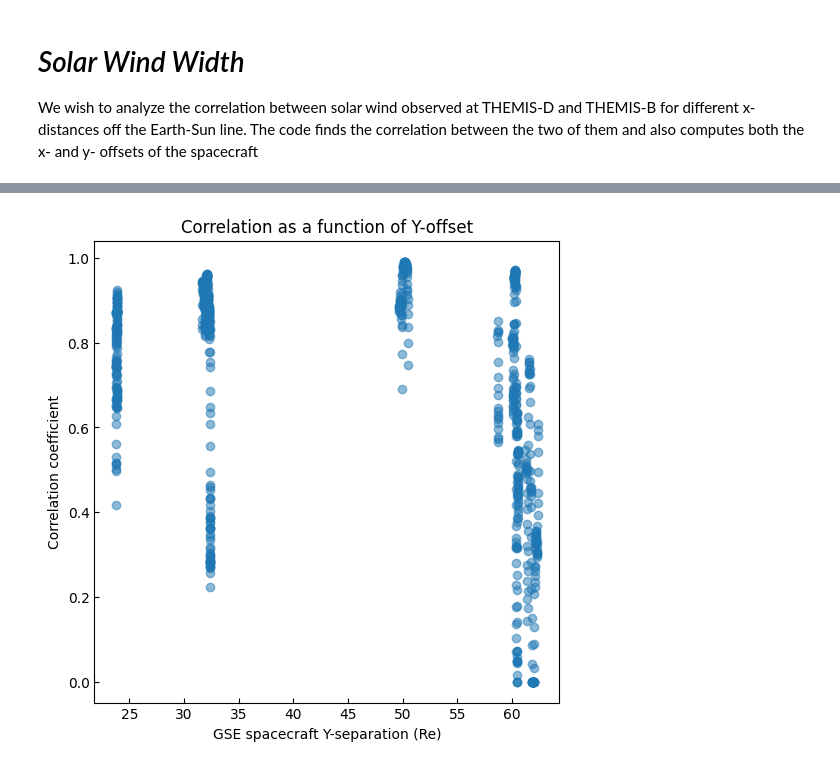
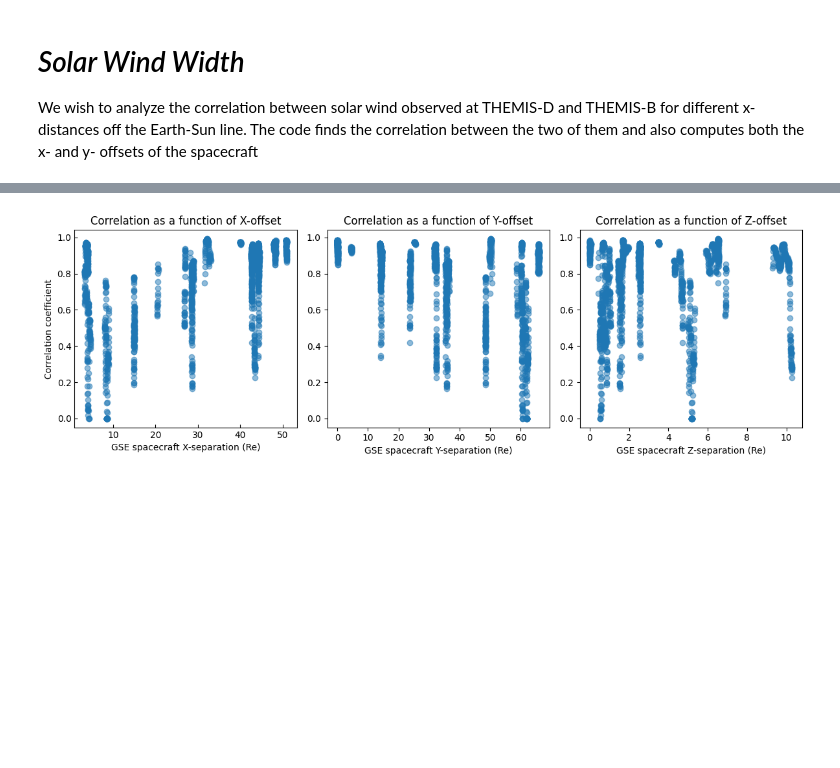
Before and after one commit to EspenFredrick/Solar-Wind-Reliability, a Jupyter notebook: SW-Width/SW-width.ipynb, the cells around one changed output, grey strips where cells are left out. Saved outputs shown, nothing was run; the diff lists cells and outputs as text; code cells hidden in the pictures; blank space fills up the shorter version.

```diff
--- a/SW-Width/SW-width.ipynb
+++ b/SW-Width/SW-width.ipynb
@@ -255,9 +397,9 @@ fgm_corrs = {
 }
 # %%
-fig, ax = plt.subplots(4,2, figsize=(12,8))
+fig, ax = plt.subplots(5,2, figsize=(12, 12))
 
 k = 0
-for i in range(0,4):
+for i in range(0,5):
     ax[i,0].set_ylabel("Correlation Coefficient")
     for j in range(0,2):
         ax[i,j].scatter(np.arange(0, len(fgm_corrs[list(fgm_corrs.keys())[k]][0][0])), fgm_corrs[list(fgm_corrs.keys())[k]][0][0])
@@ -296,7 +451,7 @@ pmax = {
 }
 # %%
 bin = [0,0,0,0,0,0,0,0,0,0,0]
-for k in range(8):
+for k in range(17):
     for i in range(len(pmax[list(pmax.keys())[k]][0])):
         if 0 <= pmax[list(pmax.keys())[k]][0][i] < 0.1:
             bin[0] = bin[0] + 1
@@ -320,7 +475,7 @@ for k in range(8):
             bin[9] = bin[9] + 1
 # %%
 totalpts = 0
-for k in range(0,8):
+for k in range(17):
     totalpts = totalpts + len(pmax[list(pmax.keys())[k]][0])
 # %%
 fig, ax = plt.subplots(figsize = (10,6))
@@ -372,18 +527,18 @@ fts = 0
 sixtyPlus = [0,0,0,0,0,0,0,0,0,0,0]
 sp = 0
 
-for k in range(8):
+for k in range(17):
     for i in range(len(pmax[list(pmax.keys())[k]][0])):
-        if 0 <= pmax[list(pmax.keys())[k]][1][i] < 20:
+        if 0 <= pmax[list(pmax.keys())[k]][2][i] < 20:
             counting(pmax[list(pmax.keys())[k]][0][i], zeroToTwenty)
             ztt = ztt + 1
-        elif 20 <= pmax[list(pmax.keys())[k]][1][i] < 40:
+        elif 20 <= pmax[list(pmax.keys())[k]][2][i] < 40:
             counting(pmax[list(pmax.keys())[k]][0][i], twentyToFourty)
             ttf = ttf + 1
-        elif 40 <= pmax[list(pmax.keys())[k]][1][i] < 60:
+        elif 40 <= pmax[list(pmax.keys())[k]][2][i] < 60:
             counting(pmax[list(pmax.keys())[k]][0][i], fourtyToSixty)
             fts = fts + 1
-        elif 60 <= pmax[list(pmax.keys())[k]][1][i]:
+        elif 60 <= pmax[list(pmax.keys())[k]][2][i]:
             counting(pmax[list(pmax.keys())[k]][0][i], sixtyPlus)
             sp = sp + 1
 # %%
@@ -426,15 +581,28 @@ plt.savefig("Plots/BarsByY", dpi=300)
 # %%
-fig, ax = plt.subplots(figsize=(6,6))
-ax.set_title("Correlation as a function of Y-offset")
-ax.set_xlabel("GSE spacecraft Y-separation (Re)")
-ax.set_ylabel("Correlation coefficient")
-ax.tick_params(axis="both", direction="in")
+fig, ax = plt.subplots(1, 3, figsize=(12,4))
+
+ax[0].set_title("Correlation as a function of X-offset")
+ax[0].set_xlabel("GSE spacecraft X-separation (Re)")
+
+ax[1].set_title("Correlation as a function of Y-offset")
+ax[1].set_xlabel("GSE spacecraft Y-separation (Re)")
+
+ax[2].set_title("Correlation as a function of Z-offset")
+ax[2].set_xlabel("GSE spacecraft Z-separation (Re)")
+
+ax[0].set_ylabel("Correlation coefficient")
+ax[0].tick_params(axis="both", direction="in")
 
 for i in pmax.keys():
     for j in range(len(pmax[i][0])):
-        ax.scatter(pmax[i][1][j], pmax[i][0][j], color="C0", alpha=0.5)
+        ax[0].scatter(pmax[i][1][j], pmax[i][0][j], color="C0", alpha=0.5)
+        ax[1].scatter(pmax[i][2][j], pmax[i][0][j], color="C0", alpha=0.5)
+        ax[2].scatter(pmax[i][3][j], pmax[i][0][j], color="C0", alpha=0.5)
+
+plt.tight_layout()
+plt.savefig("Plots/Points.jpg", dpi=300)
 # %% [output]
-[figure, old version]
+[figure, new version]
 # %%
 def weighted_corrs(keys):
     start = int(keys[1][0])
```
Also changed, not shown: parts of 15 cells of this notebook, 50 other files.
